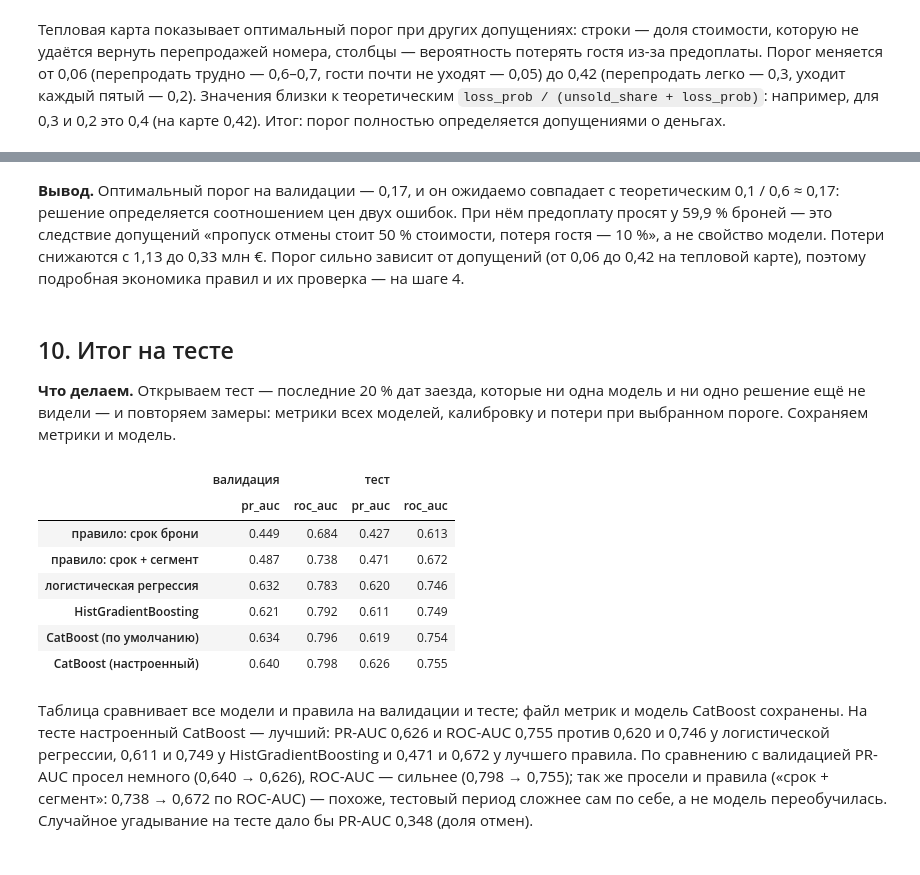
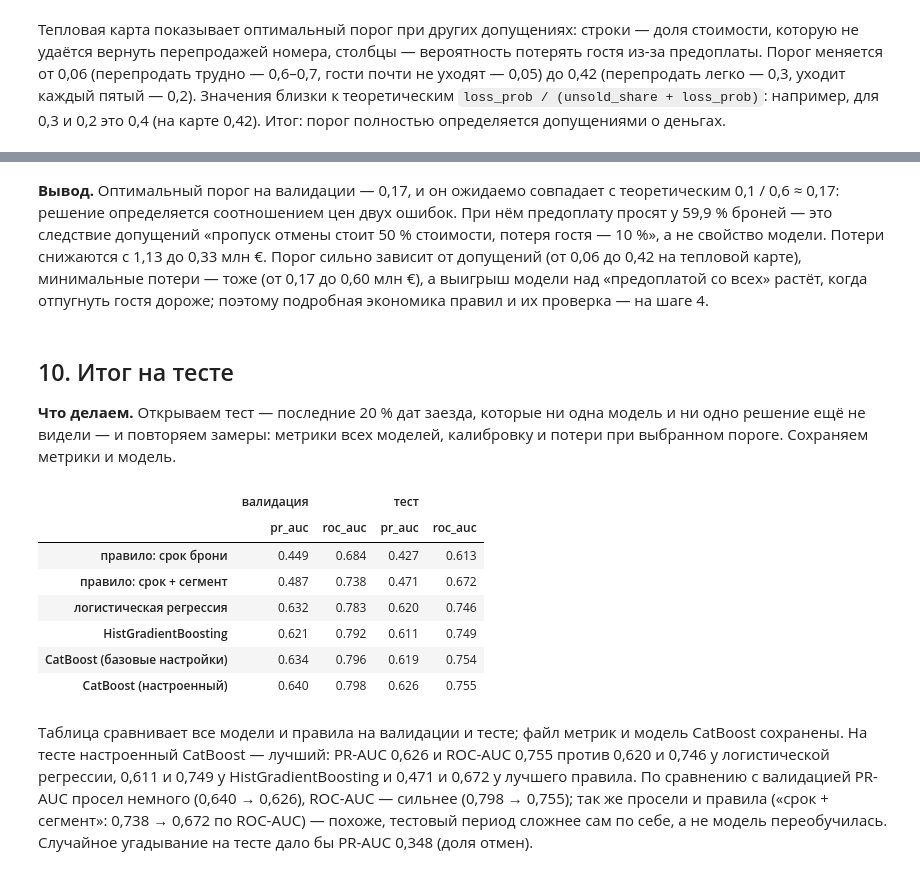
Before and after one commit to obivanio/hotel-cancellations-hse, a Jupyter notebook: notebooks/03_model.ipynb, the cells around one changed output, grey strips where cells are left out. Cells and saved outputs as stored; diff of their text form; code cells hidden in the pictures.

Commit message:
Ноутбук 03: отношения шансов категорий, база «предоплата со всех», спецзапросы в ограничениях, потери на сетке допущений, схема 4 в разделе 11

```diff
--- a/notebooks/03_model.ipynb
+++ b/notebooks/03_model.ipynb
@@ -163,7 +163,7 @@ catboost_default = fit_catboost((X_train, y_train), (X_valid, y_valid))
 valid_scores |= {
     'логистическая регрессия': logistic.predict_proba(X_valid)[:, 1],
     'HistGradientBoosting': hist_gb.predict_proba(as_category(X_valid))[:, 1],
-    'CatBoost (по умолчанию)': catboost_default.predict_proba(X_valid)[:, 1],
+    'CatBoost (базовые настройки)': catboost_default.predict_proba(X_valid)[:, 1],
 }
 score_table(y_valid, valid_scores).round(3)
 # %% [output]
@@ -382,5 +393,5 @@ plt.show()
 # %% [markdown]
-**Вывод.** Оптимальный порог на валидации — 0,17, и он ожидаемо совпадает с теоретическим 0,1 / 0,6 ≈ 0,17: решение определяется соотношением цен двух ошибок. При нём предоплату просят у 59,9 % броней — это следствие допущений «пропуск отмены стоит 50 % стоимости, потеря гостя — 10 %», а не свойство модели. Потери снижаются с 1,13 до 0,33 млн €. Порог сильно зависит от допущений (от 0,06 до 0,42 на тепловой карте), поэтому подробная экономика правил и их проверка — на шаге 4.
+**Вывод.** Оптимальный порог на валидации — 0,17, и он ожидаемо совпадает с теоретическим 0,1 / 0,6 ≈ 0,17: решение определяется соотношением цен двух ошибок. При нём предоплату просят у 59,9 % броней — это следствие допущений «пропуск отмены стоит 50 % стоимости, потеря гостя — 10 %», а не свойство модели. Потери снижаются с 1,13 до 0,33 млн €. Порог сильно зависит от допущений (от 0,06 до 0,42 на тепловой карте), минимальные потери — тоже (от 0,17 до 0,60 млн €), а выигрыш модели над «предоплатой со всех» растёт, когда отпугнуть гостя дороже; поэтому подробная экономика правил и их проверка — на шаге 4.
 # %% [markdown]
 ## 10. Итог на тесте
 
@@ -388,25 +399,25 @@ plt.show()
 # %%
 test_scores = {
     'правило: срок брони': lead_time_score(test),
     'правило: срок + сегмент': lead_segment_score(rates, test, fallback=y_train.mean()),
     'логистическая регрессия': logistic.predict_proba(X_test)[:, 1],
     'HistGradientBoosting': hist_gb.predict_proba(as_category(X_test))[:, 1],
-    'CatBoost (по умолчанию)': catboost_default.predict_proba(X_test)[:, 1],
+    'CatBoost (базовые настройки)': catboost_default.predict_proba(X_test)[:, 1],
     'CatBoost (настроенный)': catboost.predict_proba(X_test)[:, 1],
 }
 metrics = pd.concat({'валидация': score_table(y_valid, valid_scores), 'тест': score_table(y_test, test_scores)},
                     axis=1)
 metrics.to_csv(METRICS_PATH)
 save_catboost(catboost)
 metrics.round(3)
 # %% [output]
 |  | валидация |  | тест |  |
 |  | pr_auc | roc_auc | pr_auc | roc_auc |
 | правило: срок брони | 0.449 | 0.684 | 0.427 | 0.613 |
 | правило: срок + сегмент | 0.487 | 0.738 | 0.471 | 0.672 |
 | логистическая регрессия | 0.632 | 0.783 | 0.620 | 0.746 |
 | HistGradientBoosting | 0.621 | 0.792 | 0.611 | 0.749 |
-| CatBoost (по умолчанию) | 0.634 | 0.796 | 0.619 | 0.754 |
+| CatBoost (базовые настройки) | 0.634 | 0.796 | 0.619 | 0.754 |
 | CatBoost (настроенный) | 0.640 | 0.798 | 0.626 | 0.755 |
 # %% [markdown]
 Таблица сравнивает все модели и правила на валидации и тесте; файл метрик и модель CatBoost сохранены. На тесте настроенный CatBoost — лучший: PR-AUC 0,626 и ROC-AUC 0,755 против 0,620 и 0,746 у логистической регрессии, 0,611 и 0,749 у HistGradientBoosting и 0,471 и 0,672 у лучшего правила. По сравнению с валидацией PR-AUC просел немного (0,640 → 0,626), ROC-AUC — сильнее (0,798 → 0,755); так же просели и правила («срок + сегмент»: 0,738 → 0,672 по ROC-AUC) — похоже, тестовый период сложнее сам по себе, а не модель переобучилась. Случайное угадывание на тесте дало бы PR-AUC 0,348 (доля отмен).
```
Also changed, not shown: parts of 19 cells of this notebook, 2 other files.
